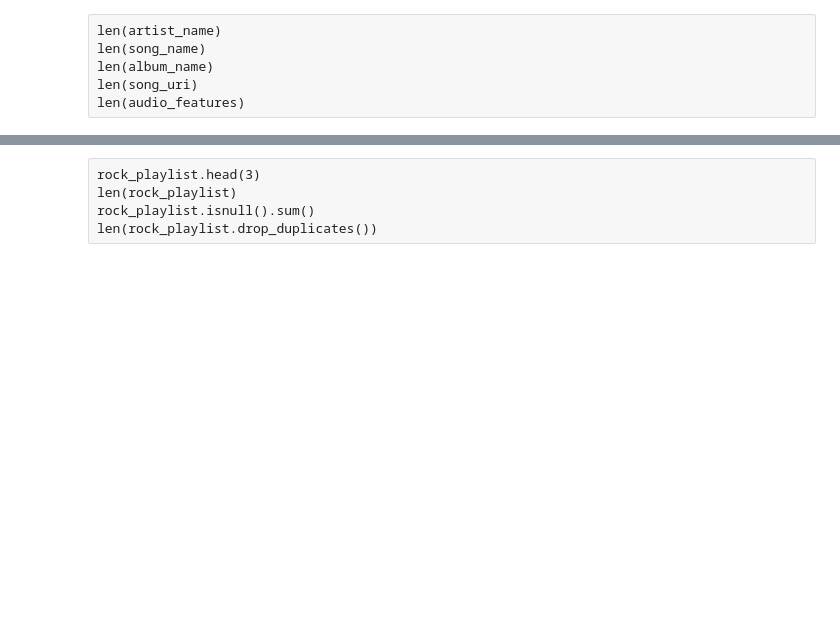
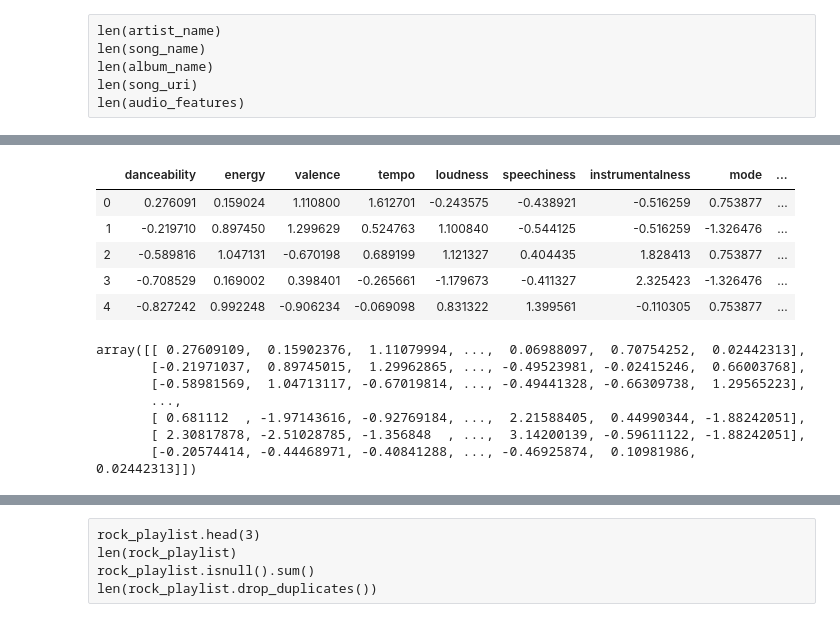
Before and after one commit to CommanderPoe/web-scraping-gnod, a Jupyter notebook: music-recommendation.ipynb, the cells around one changed output, grey strips where cells are left out. Saved outputs shown, nothing was run; the diff lists cells and outputs as text; code cells hidden in the pictures; blank space fills up the shorter version.

```diff
--- a/music-recommendation.ipynb
+++ b/music-recommendation.ipynb
@@ -268,0 +503,25 @@ rock_audio_features[0].apply(pd.Series)
+# %%
+rock_gen.drop_duplicates(subset=["artist", 'song', 'album', 'uri'],keep="first", inplace= True)
+# %%
+rock= rock_gen[['artist', 'song', 'album', 'uri']]
+
+audio_features= rock_gen.drop(columns= ['artist', 'song', 'album', 'uri'])
+# %%
+X_prep = StandardScaler().fit_transform(audio_features)
+
+# Now, all features will have the same weight.
+pd.DataFrame(X_prep,columns=audio_features.columns).head()
+# %% [output]
+|  | danceability | energy | valence | tempo | loudness | speechiness | instrumentalness | mode | ... |
+| 0 | 0.276091 | 0.159024 | 1.110800 | 1.612701 | -0.243575 | -0.438921 | -0.516259 | 0.753877 | ... |
+| 1 | -0.219710 | 0.897450 | 1.299629 | 0.524763 | 1.100840 | -0.544125 | -0.516259 | -1.326476 | ... |
+| 2 | -0.589816 | 1.047131 | -0.670198 | 0.689199 | 1.121327 | 0.404435 | 1.828413 | 0.753877 | ... |
+| 3 | -0.708529 | 0.169002 | 0.398401 | -0.265661 | -1.179673 | -0.411327 | 2.325423 | -1.326476 | ... |
+| 4 | -0.827242 | 0.992248 | -0.906234 | -0.069098 | 0.831322 | 1.399561 | -0.110305 | 0.753877 | ... |
+array([[ 0.27609109,  0.15902376,  1.11079994, ...,  0.06988097,  0.70754252,  0.02442313],
+       [-0.21971037,  0.89745015,  1.29962865, ..., -0.49523981, -0.02415246,  0.66003768],
+       [-0.58981569,  1.04713117, -0.67019814, ..., -0.49441328, -0.66309738,  1.29565223],
+       ...,
+       [ 0.681112  , -1.97143616, -0.92769184, ...,  2.21588405,  0.44990344, -1.88242051],
+       [ 2.30817878, -2.51028785, -1.356848  , ...,  3.14200139, -0.59611122, -1.88242051],
+       [-0.20574414, -0.44468971, -0.40841288, ..., -0.46925874,  0.10981986,  0.02442313]])
```
Also changed, not shown: parts of 75 cells of this notebook, 4 other files.
